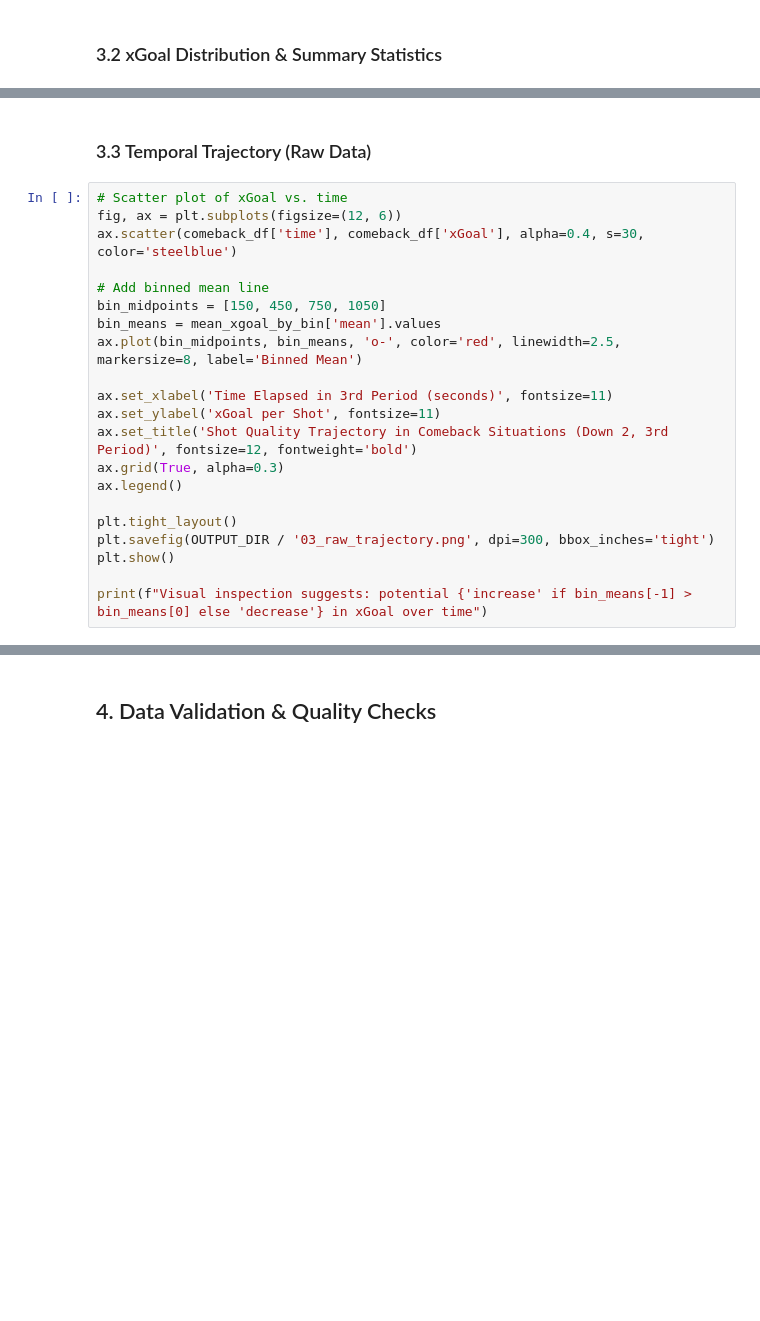
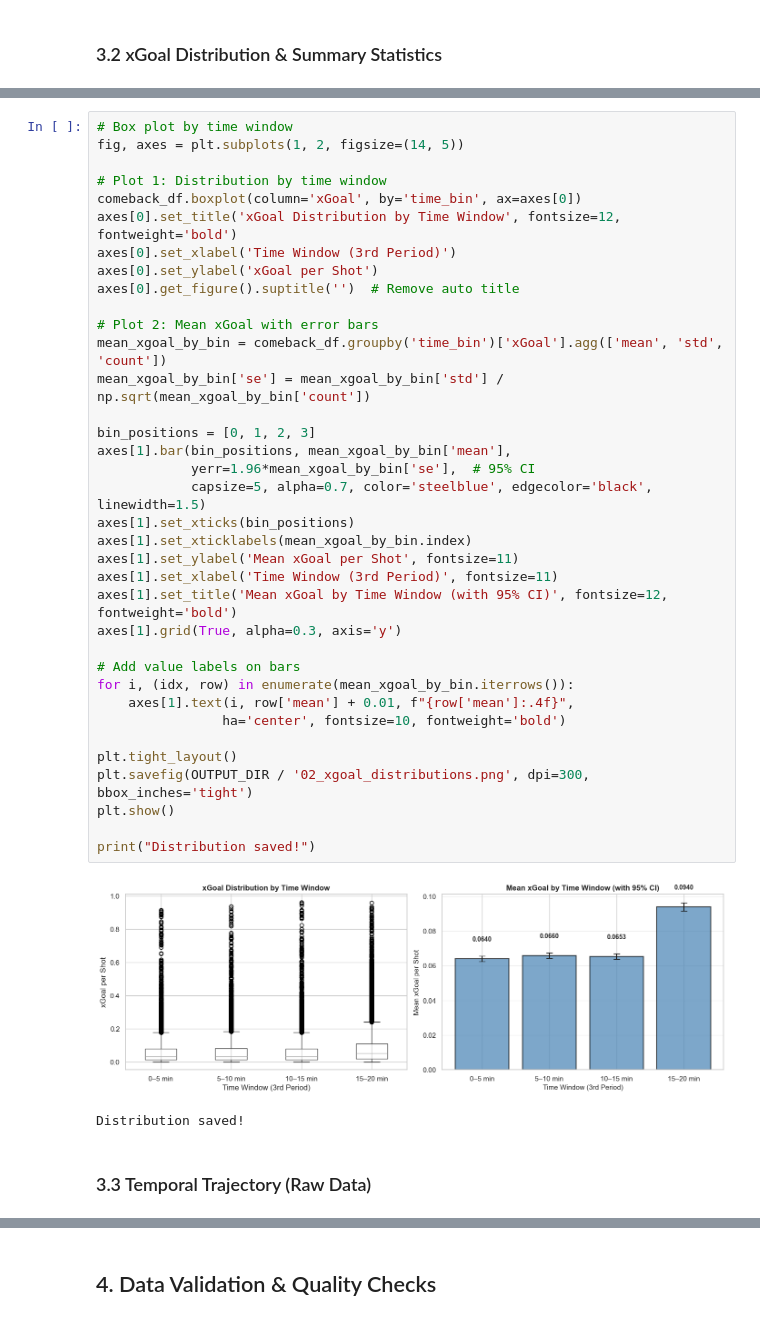
Before and after one commit to cadrianas/GP_regression_Hockey, a Jupyter notebook: notebooks/01_exploration.ipynb, the cells around one changed output, grey strips where cells are left out. Drawn from its saved outputs; the diff is of its cells as text; blank space fills up the shorter version.

```diff
--- a/notebooks/01_exploration.ipynb
+++ b/notebooks/01_exploration.ipynb
@@ -177,23 +332,41 @@ plt.show()
+# %%
+# Box plot by time window
+fig, axes = plt.subplots(1, 2, figsize=(14, 5))
+
+# Plot 1: Distribution by time window
+comeback_df.boxplot(column='xGoal', by='time_bin', ax=axes[0])
+axes[0].set_title('xGoal Distribution by Time Window', fontsize=12, fontweight='bold')
+axes[0].set_xlabel('Time Window (3rd Period)')
+axes[0].set_ylabel('xGoal per Shot')
+axes[0].get_figure().suptitle('')  # Remove auto title
+
+# Plot 2: Mean xGoal with error bars
+mean_xgoal_by_bin = comeback_df.groupby('time_bin')['xGoal'].agg(['mean', 'std', 'count'])
+mean_xgoal_by_bin['se'] = mean_xgoal_by_bin['std'] / np.sqrt(mean_xgoal_by_bin['count'])
+
+bin_positions = [0, 1, 2, 3]
+axes[1].bar(bin_positions, mean_xgoal_by_bin['mean'],
+            yerr=1.96*mean_xgoal_by_bin['se'],  # 95% CI
+            capsize=5, alpha=0.7, color='steelblue', edgecolor='black', linewidth=1.5)
+axes[1].set_xticks(bin_positions)
+axes[1].set_xticklabels(mean_xgoal_by_bin.index)
+axes[1].set_ylabel('Mean xGoal per Shot', fontsize=11)
+axes[1].set_xlabel('Time Window (3rd Period)', fontsize=11)
+axes[1].set_title('Mean xGoal by Time Window (with 95% CI)', fontsize=12, fontweight='bold')
+axes[1].grid(True, alpha=0.3, axis='y')
+
+# Add value labels on bars
+for i, (idx, row) in enumerate(mean_xgoal_by_bin.iterrows()):
+    axes[1].text(i, row['mean'] + 0.01, f"{row['mean']:.4f}",
+                ha='center', fontsize=10, fontweight='bold')
+
+plt.tight_layout()
+plt.savefig(OUTPUT_DIR / '02_xgoal_distributions.png', dpi=300, bbox_inches='tight')
+plt.show()
+
+print("Distribution saved!")
+# %% [output]
+[figure, added]
+Distribution saved!
 # %% [markdown]
 ### 3.3 Temporal Trajectory (Raw Data)
-# %%
-# Scatter plot of xGoal vs. time
-fig, ax = plt.subplots(figsize=(12, 6))
-ax.scatter(comeback_df['time'], comeback_df['xGoal'], alpha=0.4, s=30, color='steelblue')
-
-# Add binned mean line
-bin_midpoints = [150, 450, 750, 1050]
-bin_means = mean_xgoal_by_bin['mean'].values
-ax.plot(bin_midpoints, bin_means, 'o-', color='red', linewidth=2.5, markersize=8, label='Binned Mean')
-
-ax.set_xlabel('Time Elapsed in 3rd Period (seconds)', fontsize=11)
-ax.set_ylabel('xGoal per Shot', fontsize=11)
-ax.set_title('Shot Quality Trajectory in Comeback Situations (Down 2, 3rd Period)', fontsize=12, fontweight='bold')
-ax.grid(True, alpha=0.3)
-ax.legend()
-
-plt.tight_layout()
-plt.savefig(OUTPUT_DIR / '03_raw_trajectory.png', dpi=300, bbox_inches='tight')
-plt.show()
-
-print(f"Visual inspection suggests: potential {'increase' if bin_means[-1] > bin_means[0] else 'decrease'} in xGoal over time")
```
Also changed, not shown: parts of 12 cells of this notebook, 2 other files.
